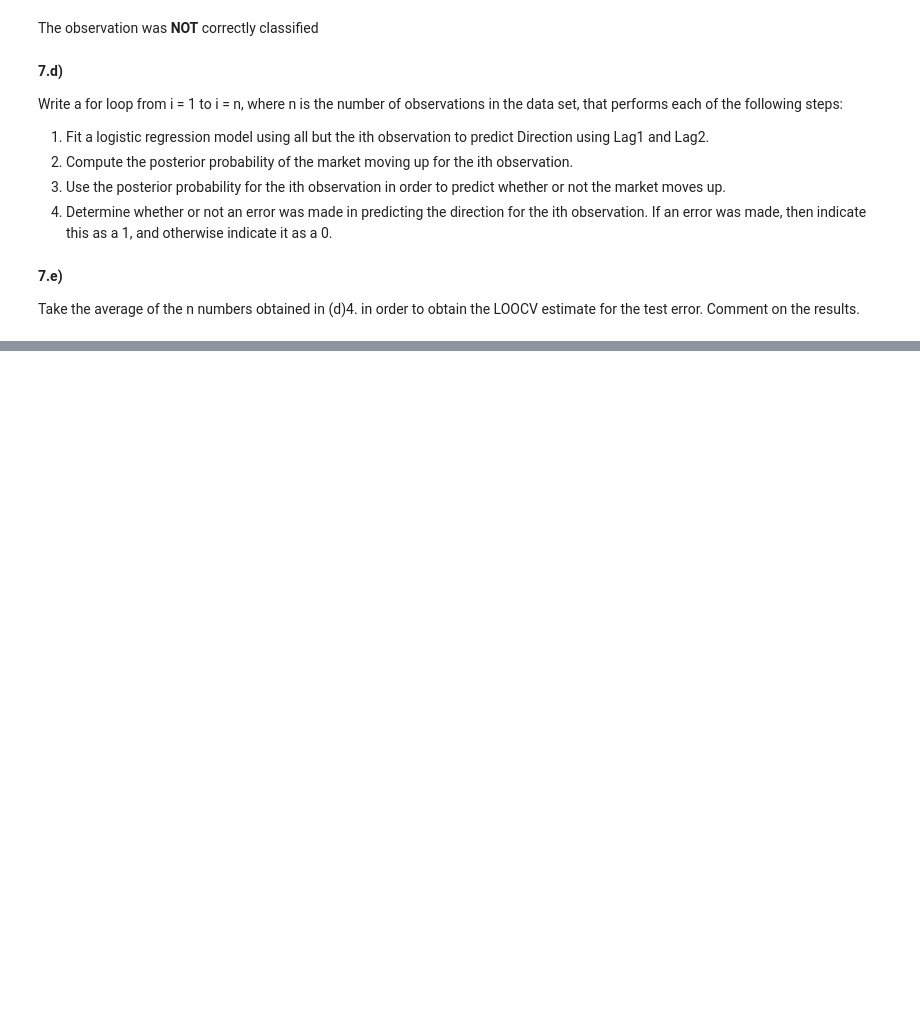
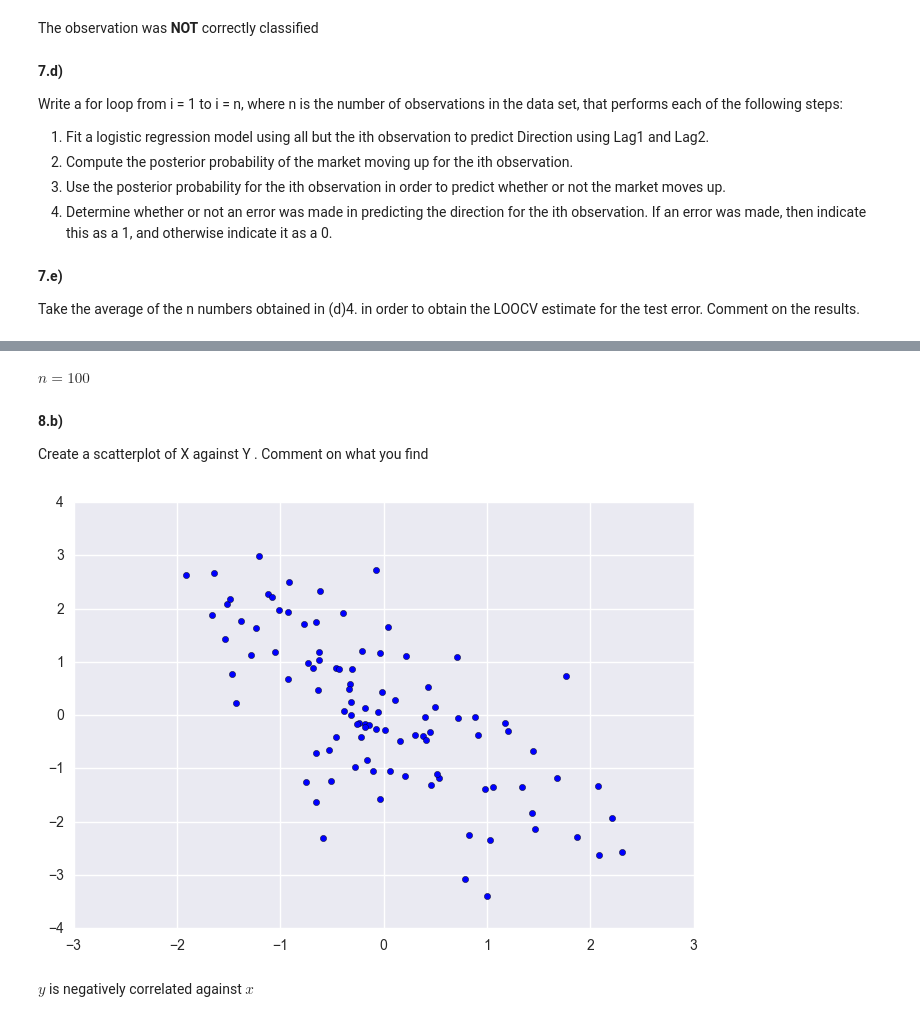
Before and after one commit to gerdm/ISLR, a Jupyter notebook: ex5.ipynb, the cells around one changed output, grey strips where cells are left out. Drawn from its saved outputs; the diff is of its cells as text; code cells hidden in the pictures; blank space fills up the shorter version.

```diff
--- a/ex5.ipynb
+++ b/ex5.ipynb
@@ -300,0 +338,2 @@ Take the average of the n numbers obtained in (d)4. in order to obtain the LOOCV
+# %% [markdown]
+$n=100$
@@ -300,0 +342,11 @@ Take the average of the n numbers obtained in (d)4. in order to obtain the LOOCV
+# %% [markdown]
+**8.b)**
+
+Create a scatterplot of X against Y . Comment on what you ﬁnd
+# %%
+plt.scatter(x,y)
+plt.show()
+# %% [output]
+[figure, added]
+# %% [markdown]
+$y$ is negatively correlated against $x$
```
Also changed, not shown: parts of 27 cells of this notebook.
